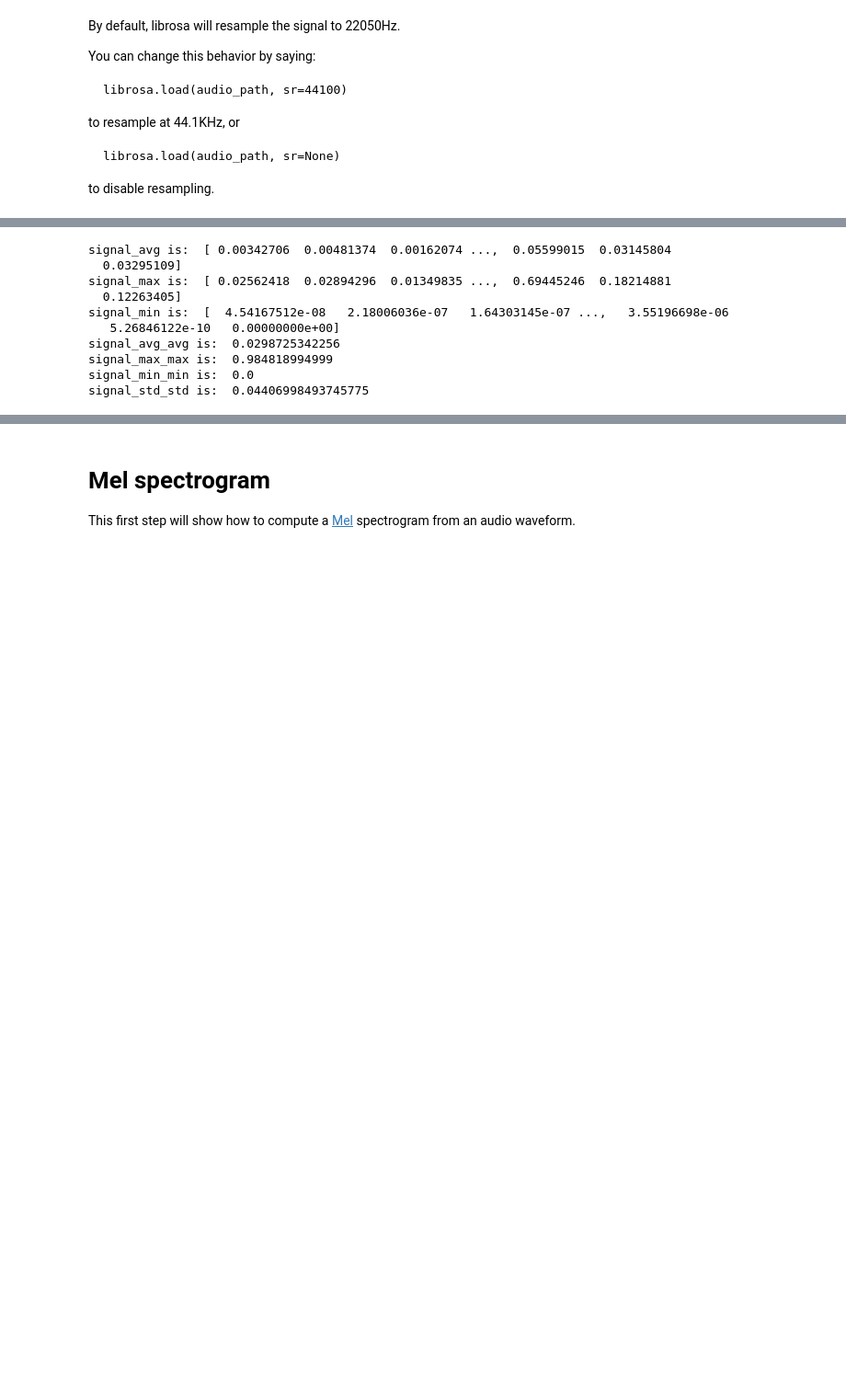
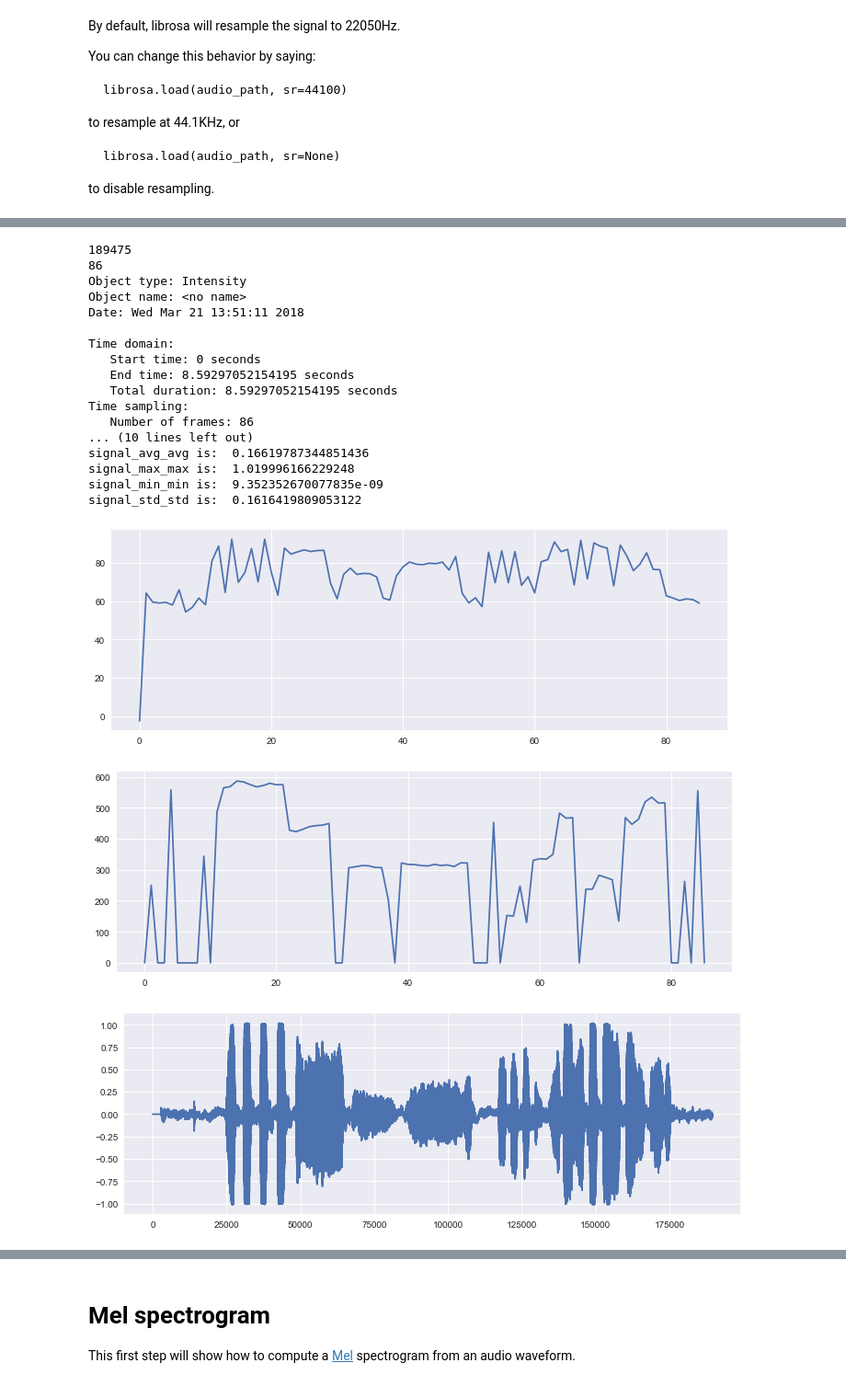
Before and after one commit to Bitfroest/presentation-analysis, a Jupyter notebook: analysis.ipynb, the cells around one changed output, grey strips where cells are left out. Shown at 92% size. Saved outputs shown, nothing was run; the diff lists cells and outputs as text; code cells hidden in the pictures; blank space fills up the shorter version.

```diff
--- a/analysis.ipynb
+++ b/analysis.ipynb
@@ -53,49 +89,92 @@ to disable resampling.
 # %%
+audio_path = './audio/whistle.wav'
+
+y, sr = librosa.load(audio_path, dtype=np.float32)
+print(len(y))
+
+# Time of the Signal
 NoWindows = int(np.ceil(y.size/sr))
 signal_avg = np.zeros(NoWindows)
 signal_max = np.zeros(NoWindows)
 signal_min = np.zeros(NoWindows)
 signal_std = np.zeros(NoWindows)
+intensitys = np.zeros(NoWindows)
 std = np.zeros((NoWindows,sr))
+
+snd = parselmouth.Sound(audio_path)
+intensity = snd.to_intensity(time_step=0.1)
+pitch = snd.to_pitch(time_step=0.1)
+
+print(len(intensity.xs()))
 
 for i in range(1, NoWindows+1):
     if i == NoWindows:
         signal_avg[i-1] = sum(abs(y[(i-1)*sr:])/(y[(i-1)*sr:]).size)
         signal_max[i-1] = max(abs(y[(i-1)*sr:]))
         signal_min[i-1] = min(abs(y[(i-1)*sr:]))
         std[i-1,:y.size-(i-1)*sr] = y[(i-1)*sr:].T
         signal_std[i-1] = stat.stdev(std[i-1,:])
     else:
         signal_avg[i-1] = sum(abs(y[(i-1)*sr:i*sr])/y[(i-1)*sr:i*sr].size)
         signal_max[i-1] = max(abs(y[(i-1)*sr:i*sr]))
         signal_min[i-1] = min(abs(y[(i-1)*sr:i*sr]))
         std[i-1,:] = y[(i-1)*sr:i*sr]
         signal_std[i-1] = stat.stdev(std[i-1,:])
 
+print(intensity)
+
+# Make a new figure
+plt.figure(figsize=(12,4))
+
+# show waveform
+plt.plot(intensity.values[0])
+
+# Make a new figure
+plt.figure(figsize=(12,4))
+
+# show waveform
+plt.plot(pitch.selected_array['frequency'])
+
+# Make a new figure
+plt.figure(figsize=(12,4))
+
+# show waveform
+plt.plot(y)
+
 print("signal_avg is: ", signal_avg)
 print("signal_max is: ", signal_max)
 print("signal_min is: ", signal_min)
 
 signal_avg_avg = sum(abs(signal_avg)/signal_avg.size)
 signal_max_max = max(abs(signal_max))
 signal_min_min = min(abs(signal_min))
 signal_std_std = stat.stdev(signal_std)
 
 print("signal_avg_avg is: ", signal_avg_avg)
 print("signal_max_max is: ", signal_max_max)
 print("signal_min_min is: ", signal_min_min)
 print("signal_std_std is: ", signal_std_std)
 # %% [output]
-signal_avg is:  [ 0.00342706  0.00481374  0.00162074 ...,  0.05599015  0.03145804
-  0.03295109]
-signal_max is:  [ 0.02562418  0.02894296  0.01349835 ...,  0.69445246  0.18214881
-  0.12263405]
-signal_min is:  [  4.54167512e-08   2.18006036e-07   1.64303145e-07 ...,   3.55196698e-06
-   5.26846122e-10   0.00000000e+00]
-signal_avg_avg is:  0.0298725342256
-signal_max_max is:  0.984818994999
-signal_min_min is:  0.0
-signal_std_std is:  0.04406998493745775
+189475
+86
+Object type: Intensity
+Object name: <no name>
+Date: Wed Mar 21 13:51:11 2018
+
+Time domain:
+   Start time: 0 seconds
+   End time: 8.59297052154195 seconds
+   Total duration: 8.59297052154195 seconds
+Time sampling:
+   Number of frames: 86
+... (10 lines left out)
+signal_avg_avg is:  0.16619787344851436
+signal_max_max is:  1.019996166229248
+signal_min_min is:  9.352352670077835e-09
+signal_std_std is:  0.1616419809053122
+[figure, added]
+[figure, added]
+[figure, added]
 # %%
 #feature scaling
 features = np.zeros(len(signal_avg))
```
Also changed, not shown: parts of 4 cells of this notebook.
